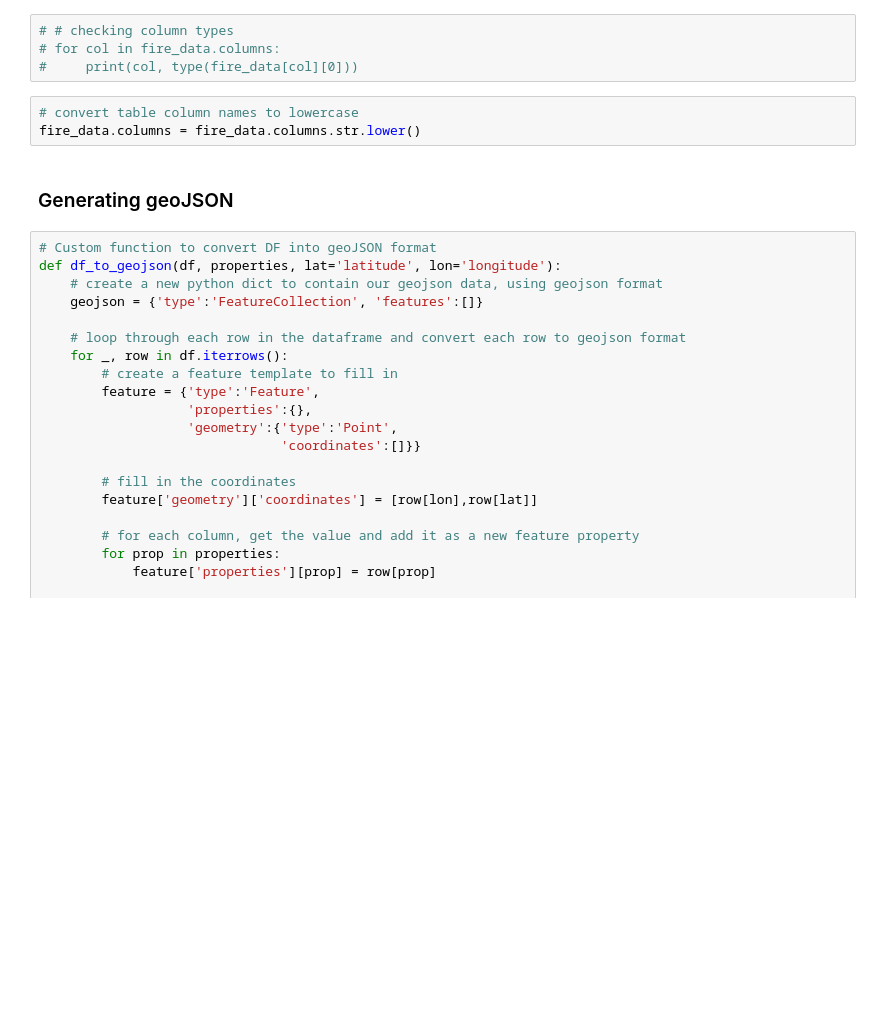
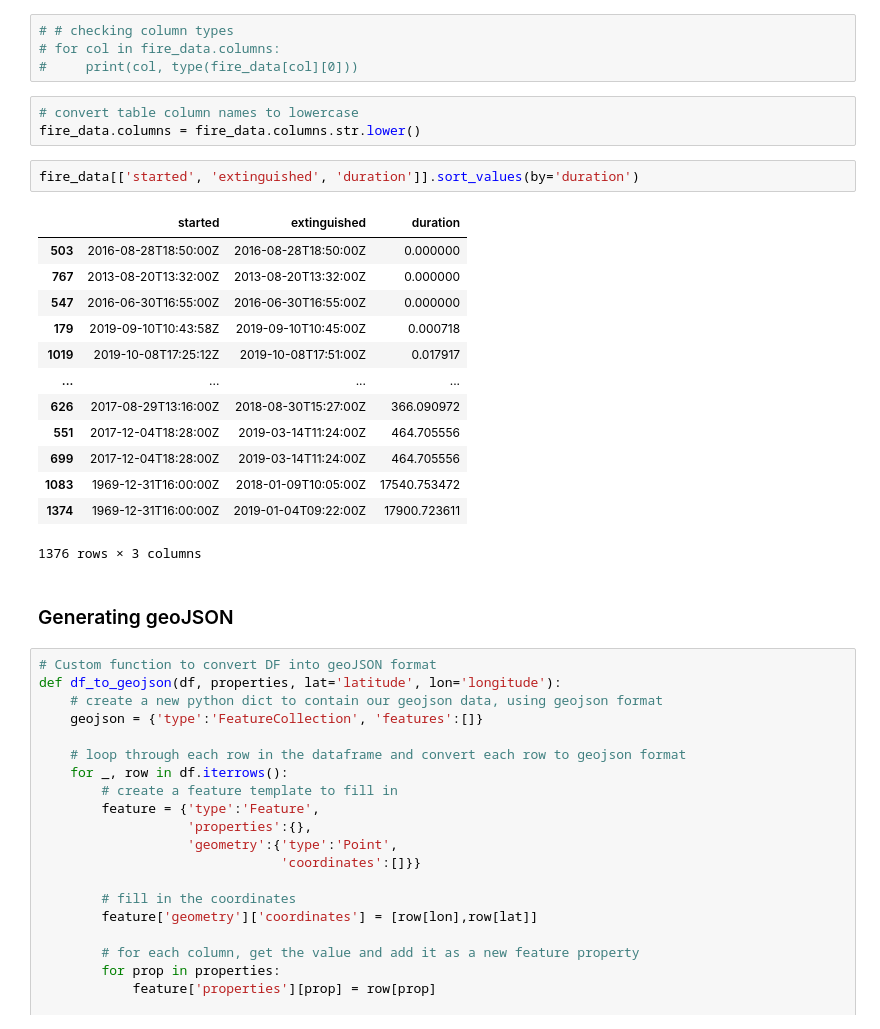
Before and after one commit to i-am-phoenix/project3, a Jupyter notebook: fire_data_geoJSON_postgresSQL.ipynb, the cells around one changed output. Drawn from its saved outputs; the diff is of its cells as text; blank space fills up the shorter version.

```diff
--- a/fire_data_geoJSON_postgresSQL.ipynb
+++ b/fire_data_geoJSON_postgresSQL.ipynb
@@ -18,6 +18,22 @@ fire_data = pd.read_csv("fire_data.csv")
 # %%
 # convert table column names to lowercase
 fire_data.columns = fire_data.columns.str.lower()
+# %%
+fire_data[['started', 'extinguished', 'duration']].sort_values(by='duration')
+# %% [output]
+|  | started | extinguished | duration |
+| 503 | 2016-08-28T18:50:00Z | 2016-08-28T18:50:00Z | 0.000000 |
+| 767 | 2013-08-20T13:32:00Z | 2013-08-20T13:32:00Z | 0.000000 |
+| 547 | 2016-06-30T16:55:00Z | 2016-06-30T16:55:00Z | 0.000000 |
+| 179 | 2019-09-10T10:43:58Z | 2019-09-10T10:45:00Z | 0.000718 |
+| 1019 | 2019-10-08T17:25:12Z | 2019-10-08T17:51:00Z | 0.017917 |
+| ... | ... | ... | ... |
+| 626 | 2017-08-29T13:16:00Z | 2018-08-30T15:27:00Z | 366.090972 |
+| 551 | 2017-12-04T18:28:00Z | 2019-03-14T11:24:00Z | 464.705556 |
+| 699 | 2017-12-04T18:28:00Z | 2019-03-14T11:24:00Z | 464.705556 |
+| 1083 | 1969-12-31T16:00:00Z | 2018-01-09T10:05:00Z | 17540.753472 |
+| 1374 | 1969-12-31T16:00:00Z | 2019-01-04T09:22:00Z | 17900.723611 |
+1376 rows × 3 columns
 # %% [markdown]
 ### Generating geoJSON
 # %%
```
Also changed, not shown: parts of 10 cells of this notebook, 6 other files.
